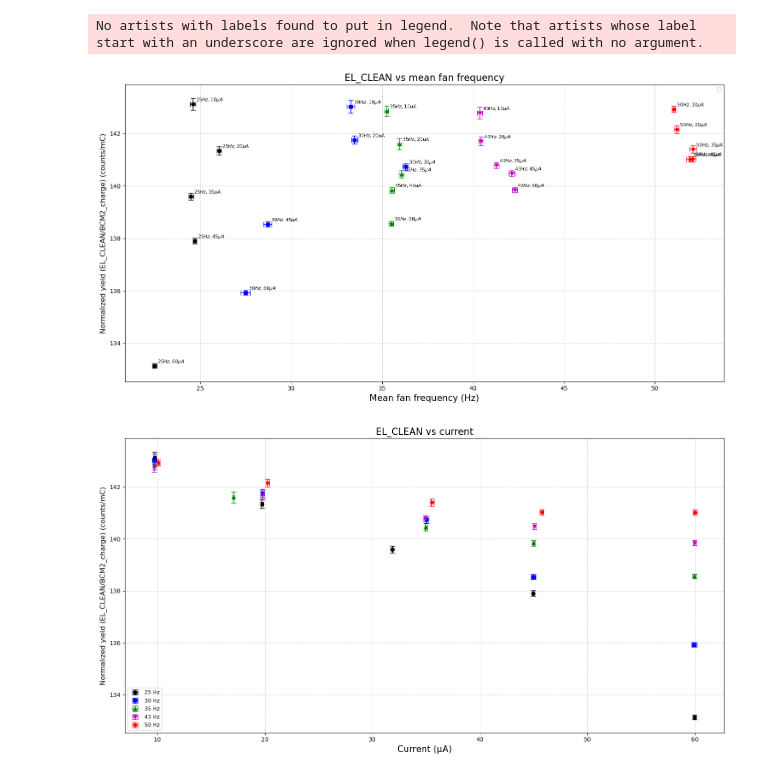
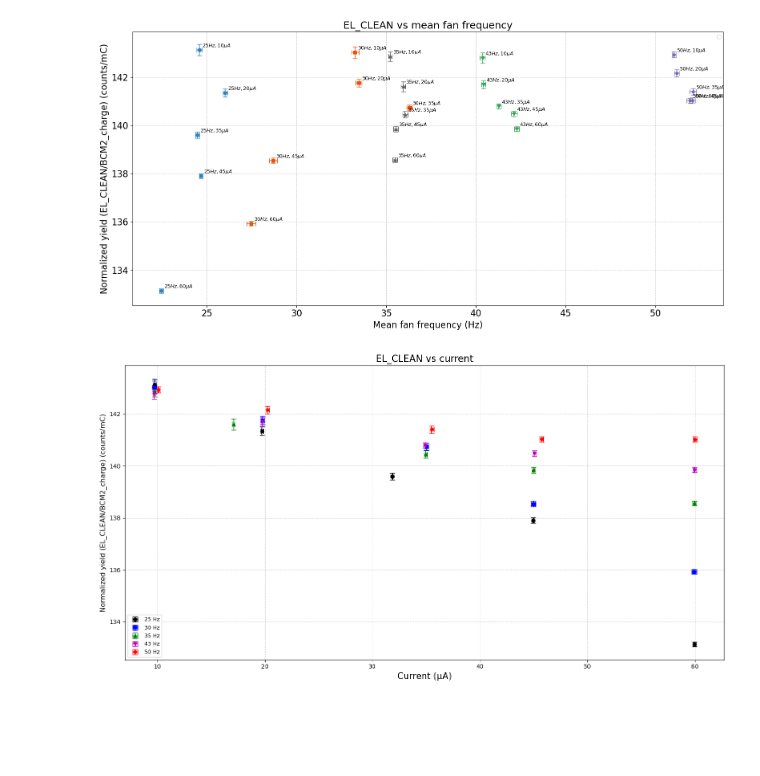
Before and after one commit to jgilguti/r-sidis, a Jupyter notebook: LH2_fan_speed_studies/hcL2_Fan_Freq_R.ipynb, the cells around one changed output. Drawn from its saved outputs; the diff is of its cells as text; code cells hidden in the pictures; blank space fills up the shorter version.

```diff
--- a/LH2_fan_speed_studies/hcL2_Fan_Freq_R.ipynb
+++ b/LH2_fan_speed_studies/hcL2_Fan_Freq_R.ipynb
@@ -160,4 +176,7 @@ See the caveats in the documentation: https://pandas.pydata.org/pandas-docs/stab
 # %%
+plt.rcParams['xtick.labelsize'] = 16
+plt.rcParams['ytick.labelsize'] = 16
+
 new_df = pd.read_csv("fan_studies_runs.csv")
 el_clean = new_df['EL_CLEAN'].to_numpy()
 charge = new_df['BCM2_charge'].to_numpy()
@@ -168,45 +187,44 @@ ps4 = new_df['ps4'].to_numpy()
 std_freq = new_df['stdev'].to_numpy()
 speed = new_df['speed'].to_numpy()
 counts = new_df['updateCount'].to_numpy()
 mean_freq = new_df['mean'].to_numpy()
 
 norm_yield = (el_clean/charge)
 
 yerror = (np.sqrt(el_clean)/charge)
 xerror = std_freq/np.sqrt(counts)
 
 annotations = [r"$50Hz, 10µA$", r"$50Hz, 20µA$", r"$50Hz,35µA$", r"$50Hz,45µA$", r"$50Hz,60µA$", r"$43Hz,60µA$", r"$43Hz,45µA$", r"$43Hz,35µA$", r"$43Hz,20µA$", r"$43Hz,10µA$", r"$35Hz,10µA$", r"$35Hz,20µA$", r"$35Hz,35µA$", r"$35Hz,45µA$", r"$35Hz,60µA$", r"$30Hz,60µA$", r"$30Hz,45µA$", r"$30Hz,35µA$", r"$30Hz,20µA$", r"$30Hz,10µA$", r"$25Hz,10µA$", r"$25Hz,20µA$", r"$25Hz,35µA$", r"$25Hz,45µA$", r"$25Hz,60µA$"]
-plt.figure(figsize=(15, 8))
+plt.figure(figsize=(16, 8))
 
-plt.errorbar(mean_freq[new_df["speed"]==25], norm_yield[new_df["speed"]==25], xerr=xerror[new_df["speed"]==25], yerr=yerror[new_df["speed"]==25], fmt='ko', elinewidth=1.2, capsize=4)
-plt.errorbar(mean_freq[new_df["speed"]==30], norm_yield[new_df["speed"]==30], xerr=xerror[new_df["speed"]==30], yerr=yerror[new_df["speed"]==30], fmt='bs', elinewidth=1.2, capsize=4)
-plt.errorbar(mean_freq[new_df["speed"]==35], norm_yield[new_df["speed"]==35], xerr=xerror[new_df["speed"]==35], yerr=yerror[new_df["speed"]==35], fmt='g^', elinewidth=1.2, capsize=4)
-plt.errorbar(mean_freq[new_df["speed"]==43], norm_yield[new_df["speed"]==43], xerr=xerror[new_df["speed"]==43], yerr=yerror[new_df["speed"]==43], fmt='mv', elinewidth=1.2, capsize=4)
-plt.errorbar(mean_freq[new_df["speed"]==50], norm_yield[new_df["speed"]==50], xerr=xerror[new_df["speed"]==50], yerr=yerror[new_df["speed"]==50], fmt='rp', elinewidth=1.2, capsize=4)
+plt.errorbar(mean_freq[new_df["speed"]==25], norm_yield[new_df["speed"]==25], xerr=xerror[new_df["speed"]==25], yerr=yerror[new_df["speed"]==25], fmt='o', color=plt.cm.get_cmap("tab20c")(0), elinewidth=1.2, capsize=4)
+plt.errorbar(mean_freq[new_df["speed"]==30], norm_yield[new_df["speed"]==30], xerr=xerror[new_df["speed"]==30], yerr=yerror[new_df["speed"]==30], fmt='s', color=plt.cm.get_cmap("tab20c")(4), elinewidth=1.2, capsize=4)
+plt.errorbar(mean_freq[new_df["speed"]==35], norm_yield[new_df["speed"]==35], xerr=xerror[new_df["speed"]==35], yerr=yerror[new_df["speed"]==35], fmt='^', color=plt.cm.get_cmap("tab20c")(16), elinewidth=1.2, capsize=4)
+plt.errorbar(mean_freq[new_df["speed"]==43], norm_yield[new_df["speed"]==43], xerr=xerror[new_df["speed"]==43], yerr=yerror[new_df["speed"]==43], fmt='v', color=plt.cm.get_cmap("tab20c")(8), elinewidth=1.2, capsize=4)
+plt.errorbar(mean_freq[new_df["speed"]==50], norm_yield[new_df["speed"]==50], xerr=xerror[new_df["speed"]==50], yerr=yerror[new_df["speed"]==50], fmt='p', color=plt.cm.get_cmap("tab20c")(12), elinewidth=1.2, capsize=4)
 # plt.text(33, 20025, r"$z=0.9 , \theta_{pq}=2.0 , I_{beam}=50 \mu A $ ",
 #         fontsize=13, color="black",
 #         fontweight="bold", ha="center", va="center",
 #         bbox=dict(boxstyle="round,pad=0.4", fc="white", alpha=0.7))
 
 
 for xi, yi, label in zip(mean_freq, norm_yield, annotations):
     plt.annotate(f"{label}",
                 (xi, yi),
                 textcoords="offset points",
                 xytext=(5, 5),
-                ha='left', fontsize=8)
+                ha='left', fontsize=9)
 
 
 plt.grid(True, linestyle='--', alpha=0.6)
 plt.legend(frameon=True, fontsize=9)
-plt.title("EL_CLEAN vs mean fan frequency", fontsize=16)
-plt.xlabel('Mean fan frequency (Hz)', fontsize=15)
-plt.ylabel('Normalized yield (EL_CLEAN/BCM2_charge) (counts/mC)', fontsize=12)
+plt.title("EL_CLEAN vs mean fan frequency", fontsize=18)
+plt.xlabel('Mean fan frequency (Hz)', fontsize=16)
+plt.ylabel('Normalized yield (EL_CLEAN/BCM2_charge) (counts/mC)', fontsize=16)
 plt.tight_layout()
 plt.show()
 # %% [output]
-No artists with labels found to put in legend.  Note that artists whose label start with an underscore are ignored when legend() is called with no argument.
-[figure, old version]
+[figure, new version]
 # %%
 plt.figure(figsize=(15, 8))
 
```
Also changed, not shown: parts of 2 cells of this notebook, 23 other files.
